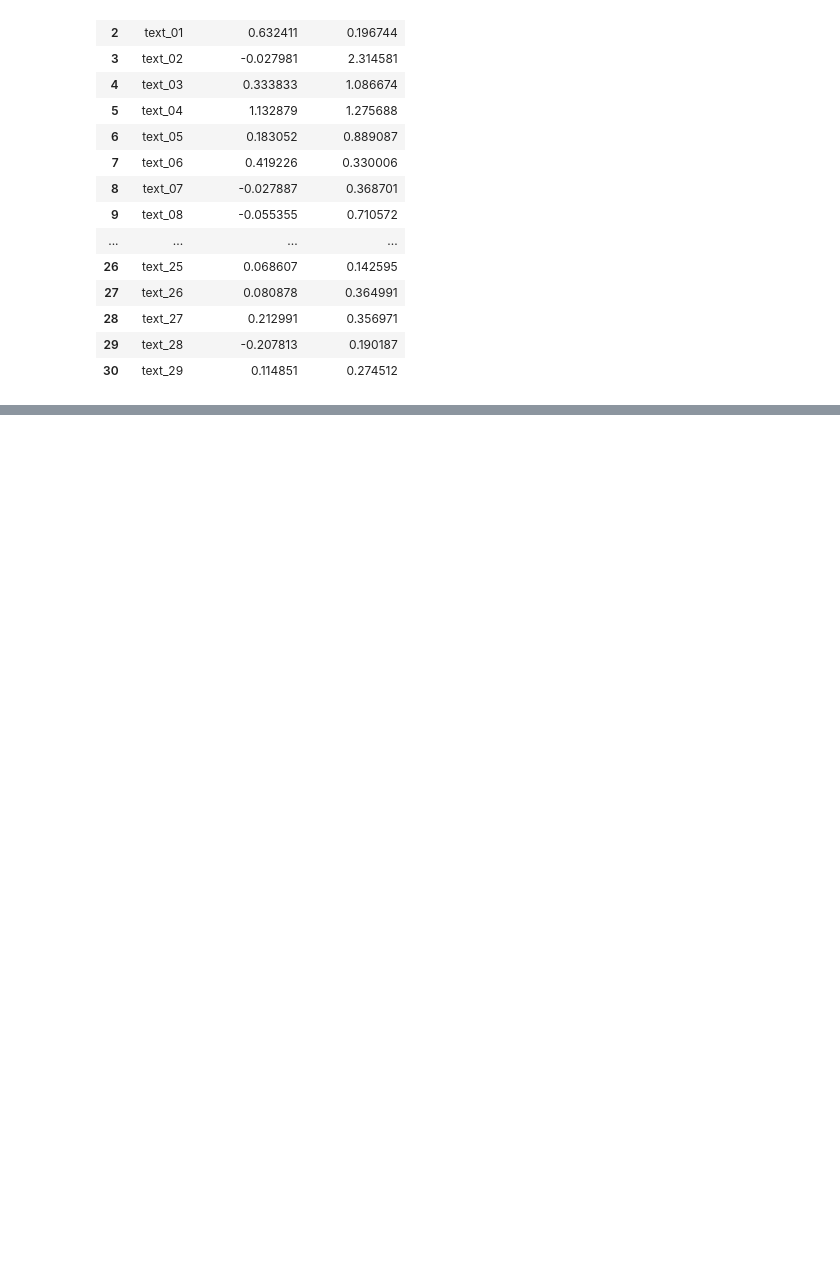
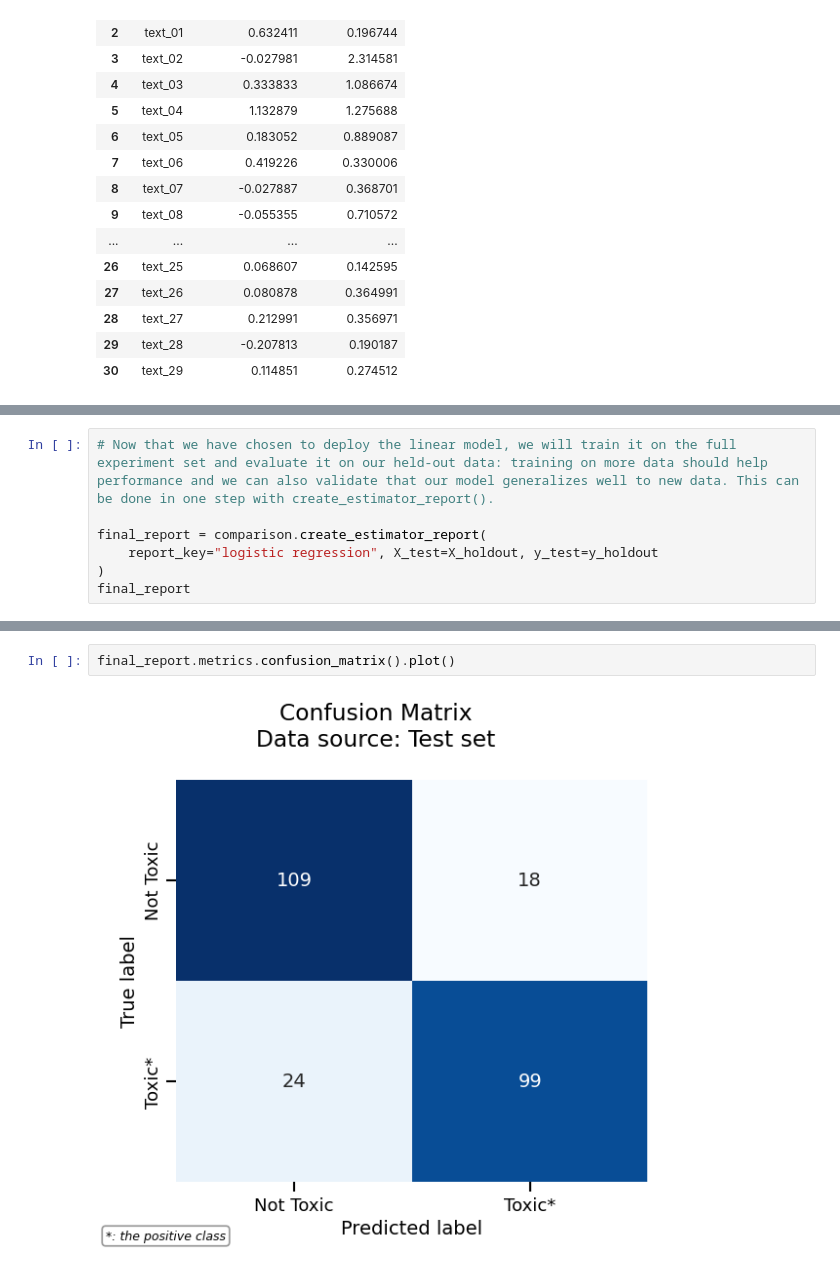
Before and after one commit to DavidGuzzi/DGKaggle, a Jupyter notebook: Playground Series/Season 6/Episode 8 - Predicting Smartphone Addiction/skore.ipynb, the cells around one changed output, grey strips where cells are left out. Saved outputs shown, nothing was run; the diff lists cells and outputs as text; blank space fills up the shorter version.

```diff
--- a/Playground Series/Season 6/Episode 8 - Predicting Smartphone Addiction/skore.ipynb
+++ b/Playground Series/Season 6/Episode 8 - Predicting Smartphone Addiction/skore.ipynb
@@ -203,0 +343,7 @@ coefficients.frame()
+# %%
+# Now that we have chosen to deploy the linear model, we will train it on the full experiment set and evaluate it on our held-out data: training on more data should help performance and we can also validate that our model generalizes well to new data. This can be done in one step with create_estimator_report().
+
+final_report = comparison.create_estimator_report(
+    report_key="logistic regression", X_test=X_holdout, y_test=y_holdout
+)
+final_report
@@ -203,0 +381,4 @@ coefficients.frame()
+# %%
+final_report.metrics.confusion_matrix().plot()
+# %% [output]
+[figure, added]
```
Also changed, not shown: parts of 25 cells of this notebook.
